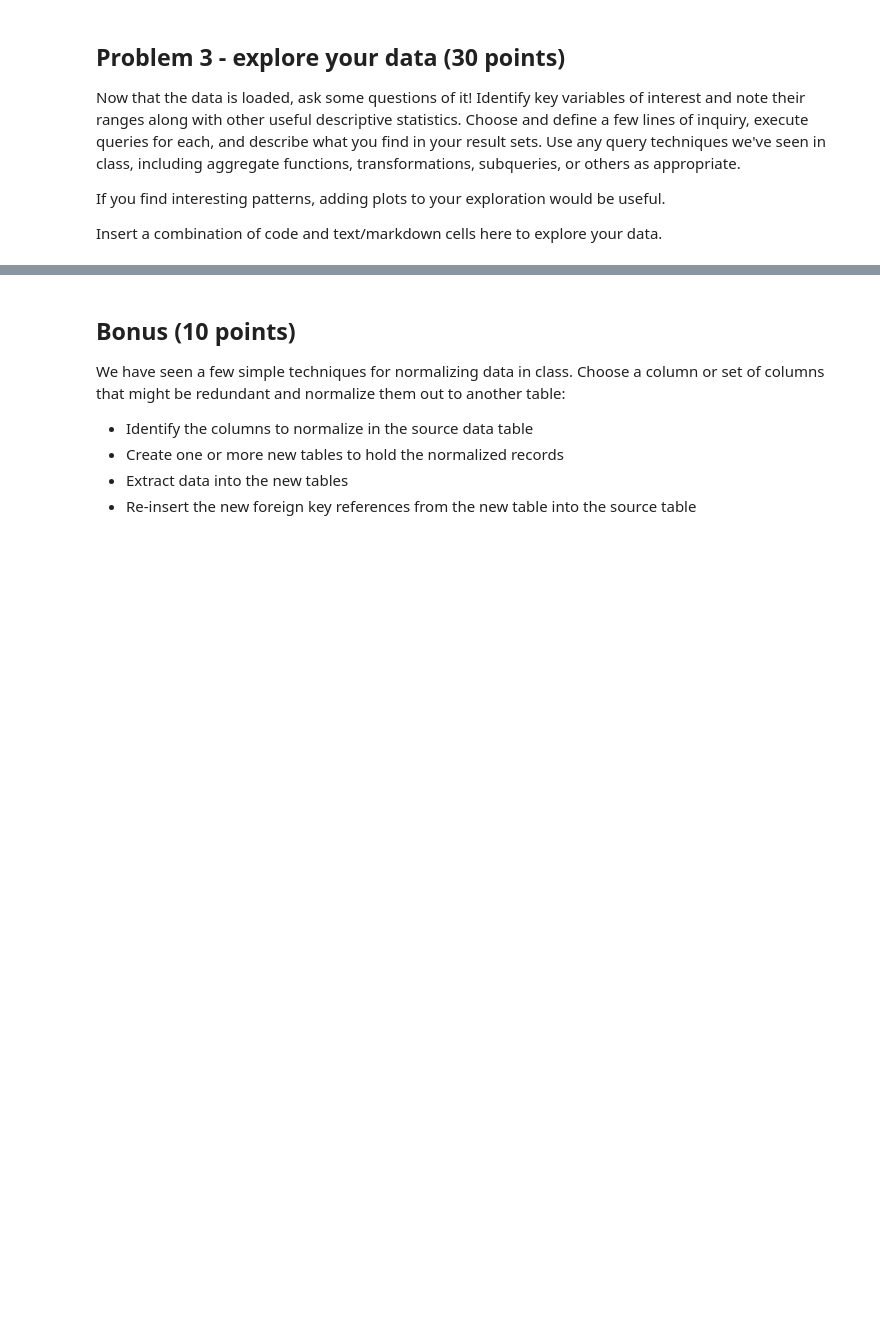
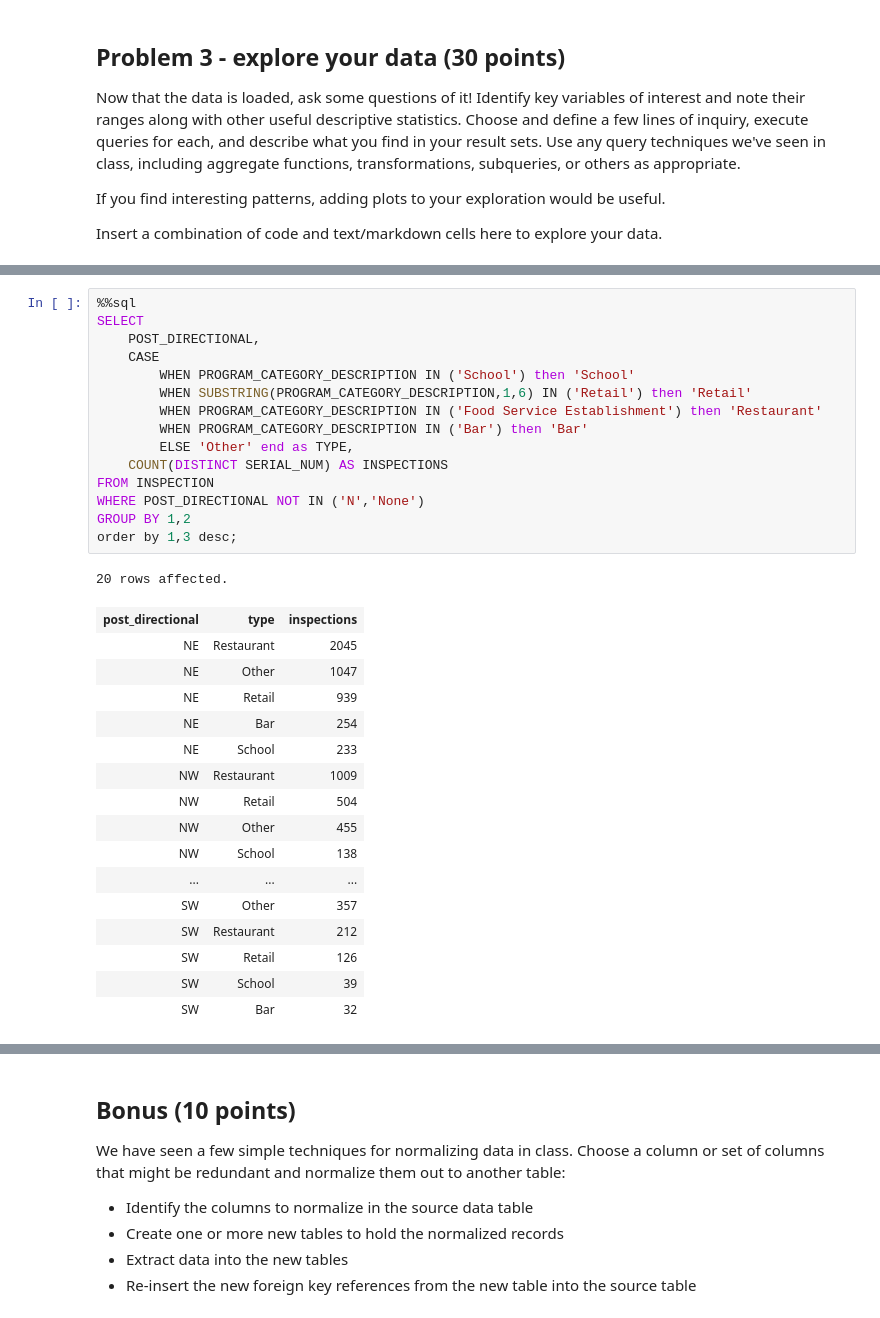
Before and after one commit to mwiener09/istm-6212, a Jupyter notebook: exercises/exercise-04.ipynb, the cells around one changed output, grey strips where cells are left out. Saved outputs shown, nothing was run; the diff lists cells and outputs as text; blank space fills up the shorter version.

```diff
--- a/exercises/exercise-04.ipynb
+++ b/exercises/exercise-04.ipynb
@@ -291,0 +321,33 @@ Insert a combination of code and text/markdown cells here to explore your data.
+# %%
+%%sql
+SELECT
+    POST_DIRECTIONAL,
+    CASE
+        WHEN PROGRAM_CATEGORY_DESCRIPTION IN ('School') then 'School'
+        WHEN SUBSTRING(PROGRAM_CATEGORY_DESCRIPTION,1,6) IN ('Retail') then 'Retail'
+        WHEN PROGRAM_CATEGORY_DESCRIPTION IN ('Food Service Establishment') then 'Restaurant'
+        WHEN PROGRAM_CATEGORY_DESCRIPTION IN ('Bar') then 'Bar'
+        ELSE 'Other' end as TYPE,
+    COUNT(DISTINCT SERIAL_NUM) AS INSPECTIONS
+FROM INSPECTION
+WHERE POST_DIRECTIONAL NOT IN ('N','None')
+GROUP BY 1,2
+order by 1,3 desc;
+# %% [output]
+20 rows affected.
+| post_directional | type | inspections |
+| NE | Restaurant | 2045 |
+| NE | Other | 1047 |
+| NE | Retail | 939 |
+| NE | Bar | 254 |
+| NE | School | 233 |
+| NW | Restaurant | 1009 |
+| NW | Retail | 504 |
+| NW | Other | 455 |
+| NW | School | 138 |
+| ... | ... | ... |
+| SW | Other | 357 |
+| SW | Restaurant | 212 |
+| SW | Retail | 126 |
+| SW | School | 39 |
+| SW | Bar | 32 |
```
Also changed, not shown: parts of 27 cells of this notebook.
